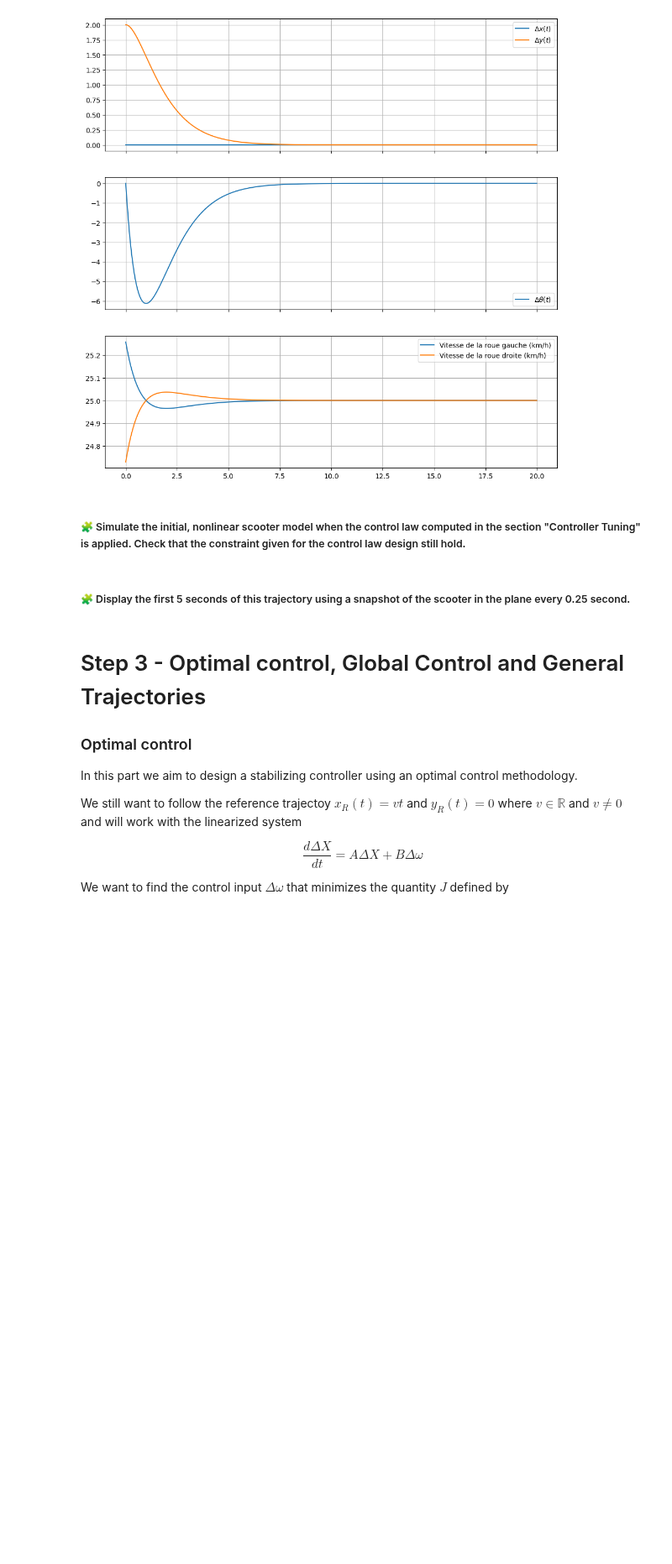
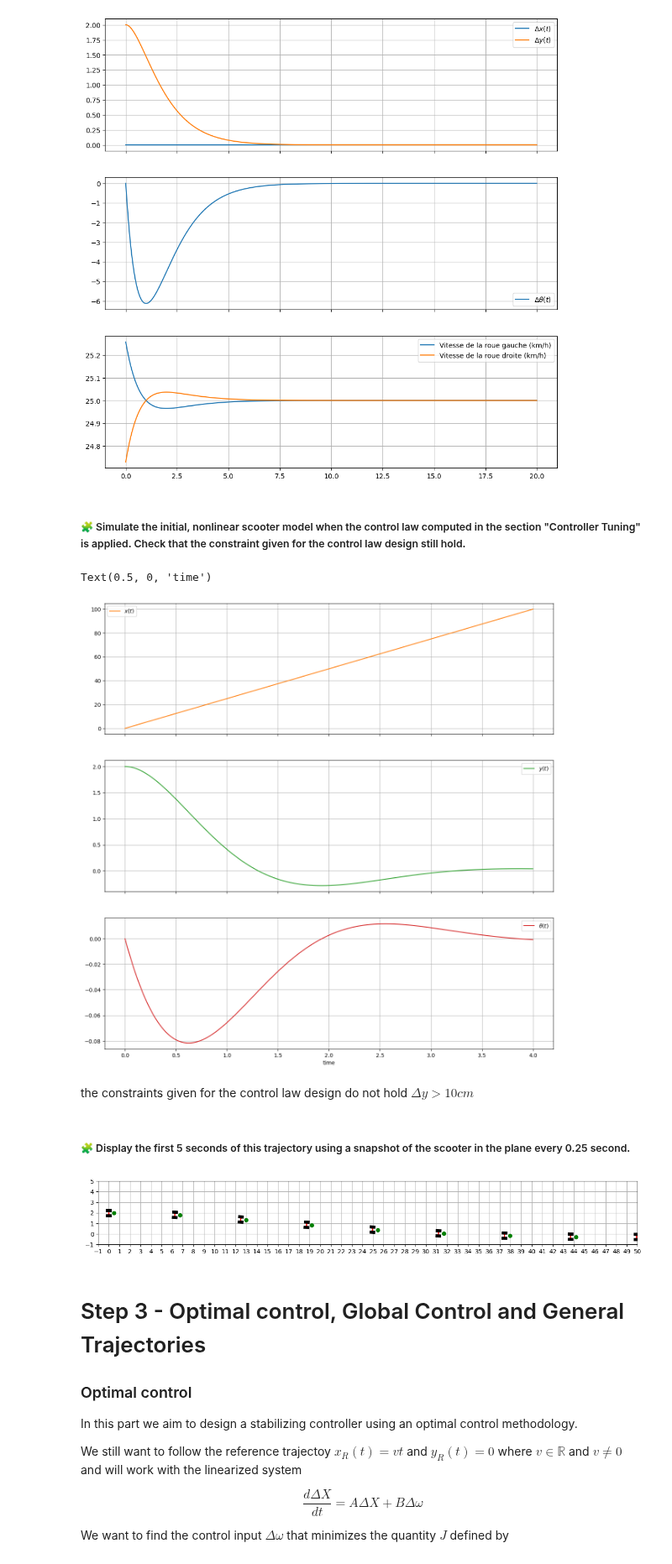
Before and after one commit to saadlf36/control-engineering-with-python-project-2023-2024, a Jupyter notebook: Project-part-3.ipynb, the cells around one changed output. Shown at 84% size. Saved outputs shown, nothing was run; the diff lists cells and outputs as text; code cells hidden in the pictures; blank space fills up the shorter version.

```diff
--- a/Project-part-3.ipynb
+++ b/Project-part-3.ipynb
@@ -611,5 +611,53 @@ ax3.grid()
 [figure]
 # %% [markdown]
 ##### 🧩 Simulate the initial, nonlinear scooter model when the control law computed in the section "Controller Tuning" is applied. Check that the constraint given for the control law design still hold.
+# %%
+def nonlinear_scooter_model(t, xytheta):
+    x, y, theta = xytheta
+    dX = np.array([x, y, theta]).reshape(-1, 1)
+
+    dOmega = -K @ dX
+    dOmega_l = dOmega[0, 0]
+    dOmega_r = dOmega[1, 0]
+
+    dx = v * np.cos(theta)
+    dy = v * np.sin(theta)
+    dtheta = (dOmega_r - dOmega_l) * r / l
+
+    return [dx, dy, dtheta]
+
+results = solve_ivp(
+    fun=nonlinear_scooter_model,
+    t_span=[0, tf],
+    y0=[0, 2, 0],
+    dense_output=True,
+    rtol=1e-6,
+    atol=1e-12
+)
+
+
+t = linspace(0.0, 4.0, 1000)
+x, y, theta = results["sol"](t)
+fig=figure(figsize=(15, 15))
+ax1, ax2, ax3 = fig.subplots(3, 1, sharex=True)
+
+ax1.plot(t, x, label="$x(t)$", color="C1")
+ax1.legend()
+ax1.grid(True)
+
+ax2.plot(t, y, label="$y(t)$", color="C2")
+ax2.legend()
+ax2.grid(True)
+
+ax3.plot(t, theta, label=r"$\theta(t)$", color="C3")
+ax3.legend()
+ax3.grid(True)
+
+xlabel("time")
+# %% [output]
+Text(0.5, 0, 'time')
+[figure, added]
+# %% [markdown]
+the constraints given for the control law design do not hold $\Delta y > 10 cm$
 # %% [markdown]
 ##### 🧩 Display the first 5 seconds of this trajectory using a snapshot of the scooter in the plane every 0.25 second.
@@ -618,3 +664,15 @@ pass
+# %%
+step = 0.25
+timespan = 5
+t = arange(0, timespan + step, step)
+sol_t = results["sol"](t)
+
+draw_arena(-1, 50, -1, 5)
+for x, y, theta in sol_t.T:
+    draw_scooter(x, y, theta)
+show()
+# %% [output]
+[figure, added]
 # %% [markdown]
 Step 3 - Optimal control, Global Control and General Trajectories
 =================================================================
```
Also changed, not shown: parts of 1 cell of this notebook.
